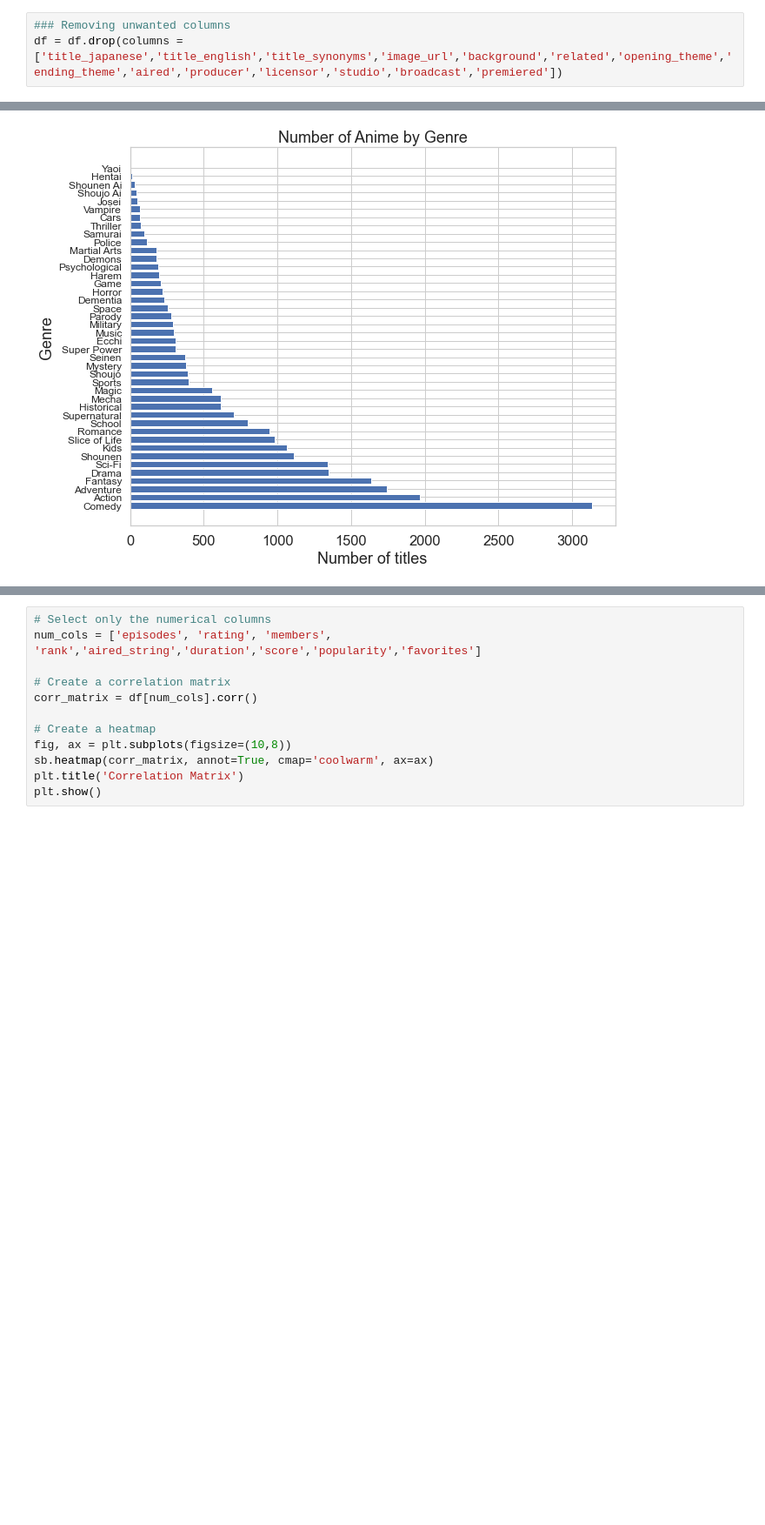
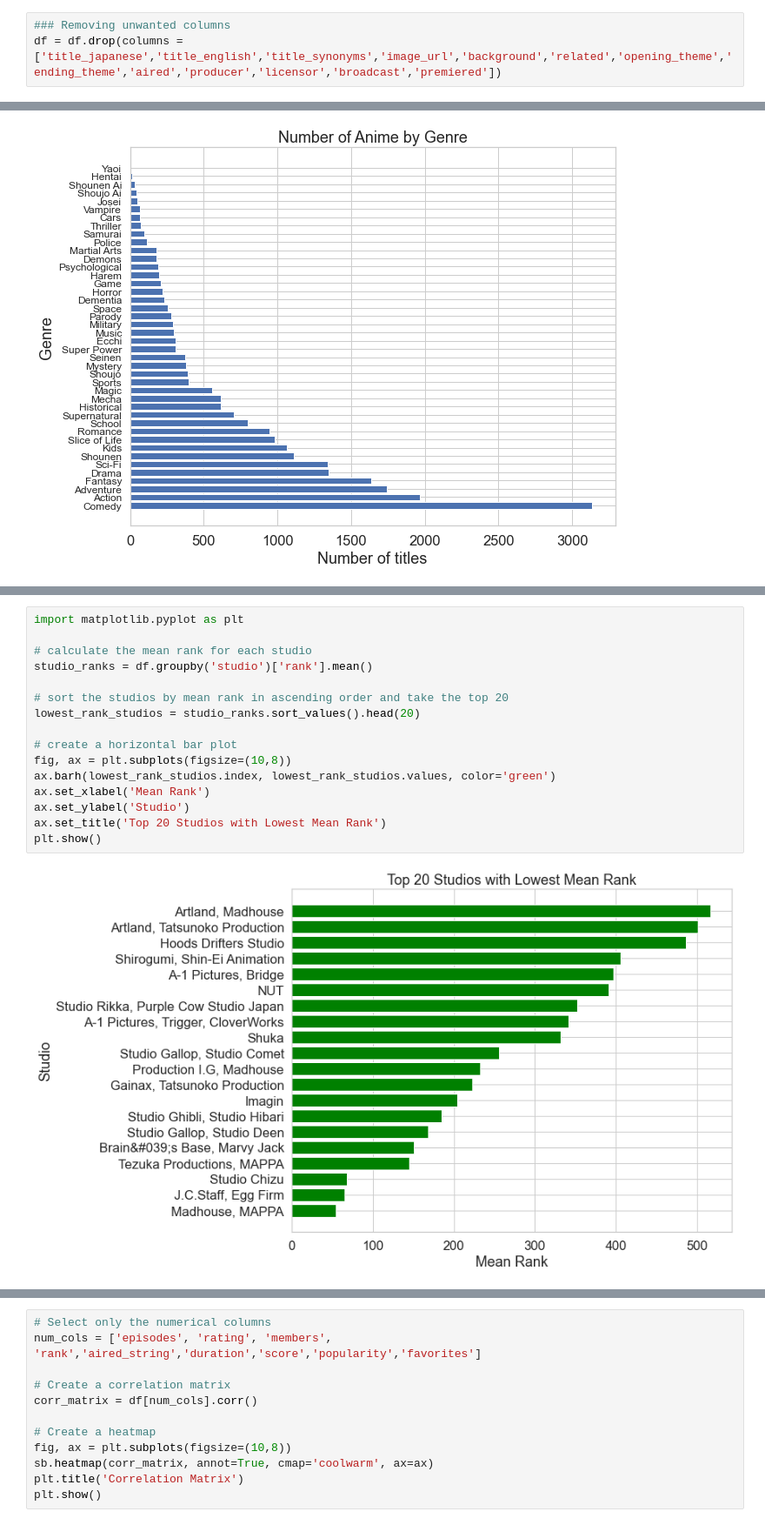
Before and after one commit to Jianhong072/SC1015-Mini-Project, a Jupyter notebook: Mini Project.ipynb, the cells around one changed output, grey strips where cells are left out. Shown at 87% size. Cells and saved outputs as stored; diff of their text form; blank space fills up the shorter version.

```diff
--- a/Mini Project.ipynb
+++ b/Mini Project.ipynb
@@ -43,6 +45,6 @@ memory usage: 3.3+ MB
 # %%
 ### Removing unwanted columns
-df = df.drop(columns = ['title_japanese','title_english','title_synonyms','image_url','background','related','opening_theme','ending_theme','aired','producer','licensor','studio','broadcast','premiered'])
+df = df.drop(columns = ['title_japanese','title_english','title_synonyms','image_url','background','related','opening_theme','ending_theme','aired','producer','licensor','broadcast','premiered'])
 # %%
 ## Removing Rows with Status 'Not aried yet'
 df = df[(df['status'] == 'Finished Airing') | (df['status'] == 'Currently Airing')]
@@ -198,0 +312,18 @@ Obesrvation: From the bar graph, we can see the distribution of the number of an
+# %%
+import matplotlib.pyplot as plt
+
+# calculate the mean rank for each studio
+studio_ranks = df.groupby('studio')['rank'].mean()
+
+# sort the studios by mean rank in ascending order and take the top 20
+lowest_rank_studios = studio_ranks.sort_values().head(20)
+
+# create a horizontal bar plot
+fig, ax = plt.subplots(figsize=(10,8))
+ax.barh(lowest_rank_studios.index, lowest_rank_studios.values, color='green')
+ax.set_xlabel('Mean Rank')
+ax.set_ylabel('Studio')
+ax.set_title('Top 20 Studios with Lowest Mean Rank')
+plt.show()
+# %% [output]
+[figure, added]
```
Also changed, not shown: parts of 27 cells of this notebook.
